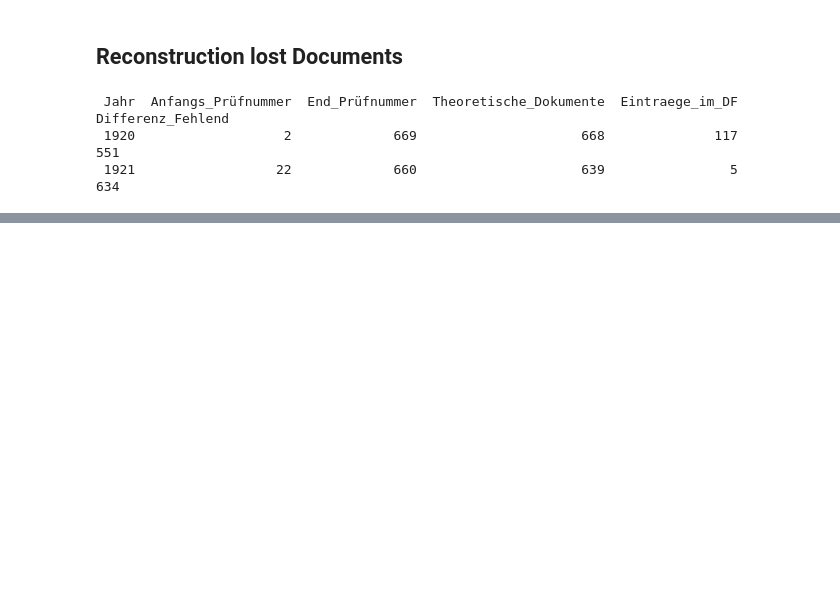
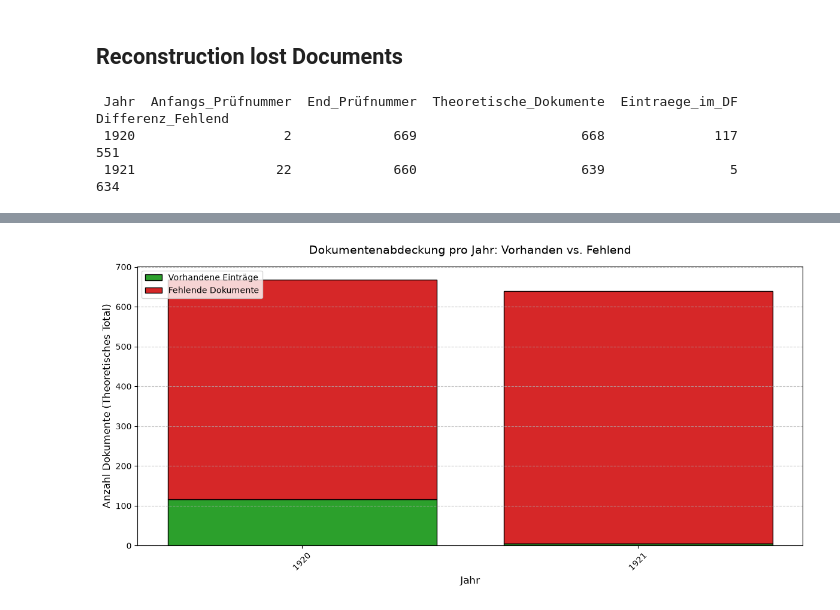
Before and after one commit to codemitdjango/german-film-censorship, a Jupyter notebook: src/analysis/analysis.ipynb, the cells around one changed output, grey strips where cells are left out. Cells and saved outputs as stored; diff of their text form; code cells hidden in the pictures; blank space fills up the shorter version.

```diff
--- a/src/analysis/analysis.ipynb
+++ b/src/analysis/analysis.ipynb
@@ -74,20 +69,3 @@ print(summary.to_string(index=False))
  Jahr  Anfangs_Prüfnummer  End_Prüfnummer  Theoretische_Dokumente  Eintraege_im_DF  Differenz_Fehlend
  1920                   2             669                     668              117                551
  1921                  22             660                     639                5                634
-# %%
-# extract year from date
-df['Jahr'] = df['Prüfdatum'].astype(str).str.extract(r'(\d{4})')[0].astype(float).astype('Int64')
-
-summary = df.groupby('Jahr').agg(
-    Dokumente_im_DF=('Prüfnummer', 'count'),
-    Anfangs_Prüfnummer=('Prüfnummer', 'min'),
-    End_Prüfnummer=('Prüfnummer', 'max')
-).reset_index()
-
-summary['Theoretische_Dokumente'] = summary['End_Prüfnummer'] - summary['Anfangs_Prüfnummer'] + 1
-
-summary['Differenz_Fehlend'] = summary['Theoretische_Dokumente'] - summary['Dokumente_im_DF']
-
-summary = summary[['Jahr', 'Anfangs_Prüfnummer', 'End_Prüfnummer', 'Theoretische_Dokumente', 'Dokumente_im_DF', 'Differenz_Fehlend']]
-
-print(summary.to_string(index=False))
@@ -201,0 +72,52 @@ print(df.isnull().sum())
+# %%
+
+
+# 1. Datenbereinigung für den Plot (Zwingend nötig bei nullable Int64!)
+# Filtere Zeilen heraus, bei denen das Jahr fehlt, da diese nicht geplottet werden können
+plot_df = summary.dropna(subset=['Jahr']).copy()
+
+# 2. Plot initialisieren
+fig, ax = plt.subplots(figsize=(12, 6))
+
+# 3. Balken stapeln
+# Unterer Balken: Tatsächlich vorhandene Einträge
+ax.bar(
+    plot_df['Jahr'],
+    plot_df['Eintraege_im_DF'],
+    label='Vorhandene Einträge',
+    color='#2ca02c', # Grün für "OK"
+    edgecolor='black'
+)
+
+# Oberer Balken: Fehlende Dokumente (auf den ersten Balken gestapelt via 'bottom')
+ax.bar(
+    plot_df['Jahr'],
+    plot_df['Differenz_Fehlend'],
+    bottom=plot_df['Eintraege_im_DF'],
+    label='Fehlende Dokumente',
+    color='#d62728', # Rot für "Fehlt"
+    edgecolor='black'
+)
+
+# 4. Layout und Beschriftungen optimieren
+ax.set_title('Dokumentenabdeckung pro Jahr: Vorhanden vs. Fehlend', fontsize=14, pad=15)
+ax.set_xlabel('Jahr', fontsize=12)
+ax.set_ylabel('Anzahl Dokumente (Theoretisches Total)', fontsize=12)
+
+# Sicherstellen, dass nur vorhandene Jahre als Ticks angezeigt werden (keine krummen Kommazahlen)
+ax.set_xticks(plot_df['Jahr'])
+ax.set_xticklabels(plot_df['Jahr'], rotation=45)
+
+# Gitter für bessere Ablesbarkeit der Y-Achse hinzufügen
+ax.grid(axis='y', linestyle='--', alpha=0.7)
+
+# Legende platzieren
+ax.legend(loc='upper left')
+
+# Layout anpassen, damit keine Beschriftungen abgeschnitten werden
+plt.tight_layout()
+
+# 5. Anzeigen (oder speichern mit fig.savefig('name.png'))
+plt.show()
+# %% [output]
+[figure, added]
```
Also changed, not shown: parts of 14 cells of this notebook.
